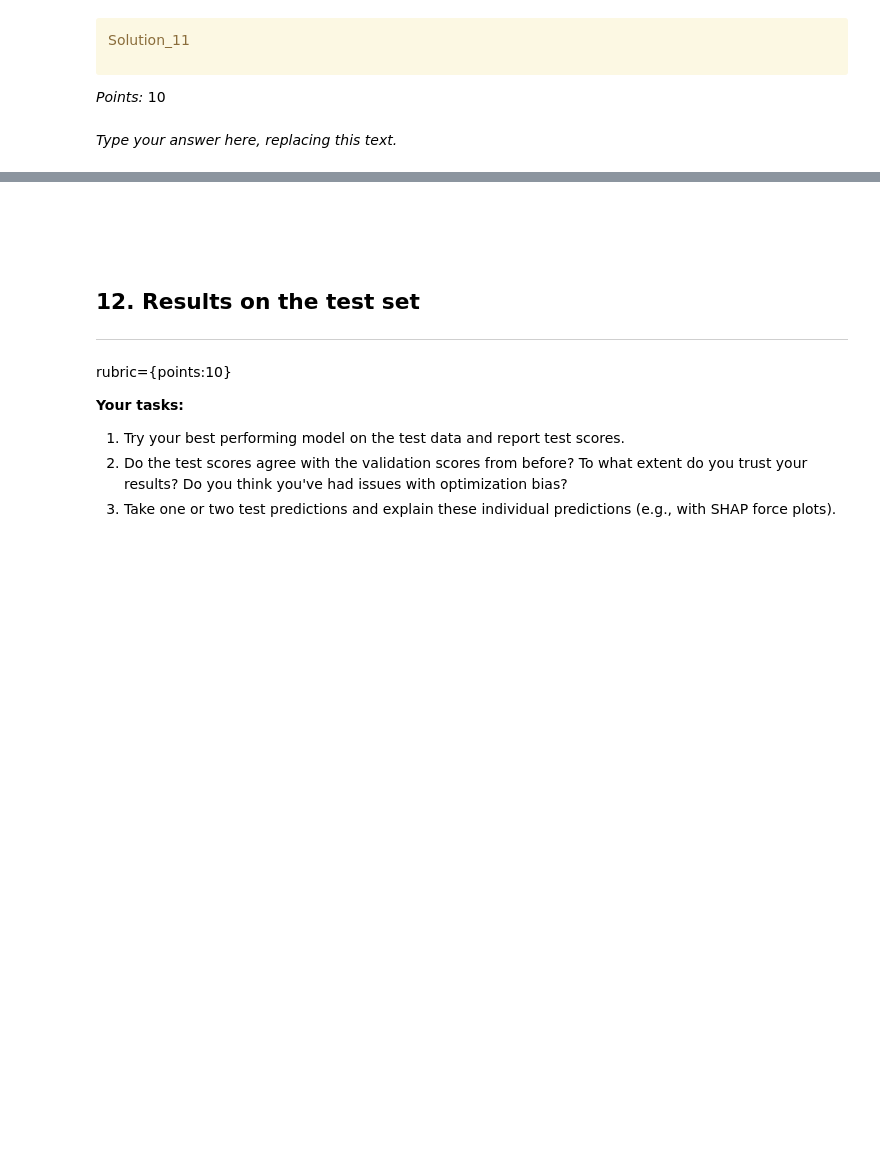
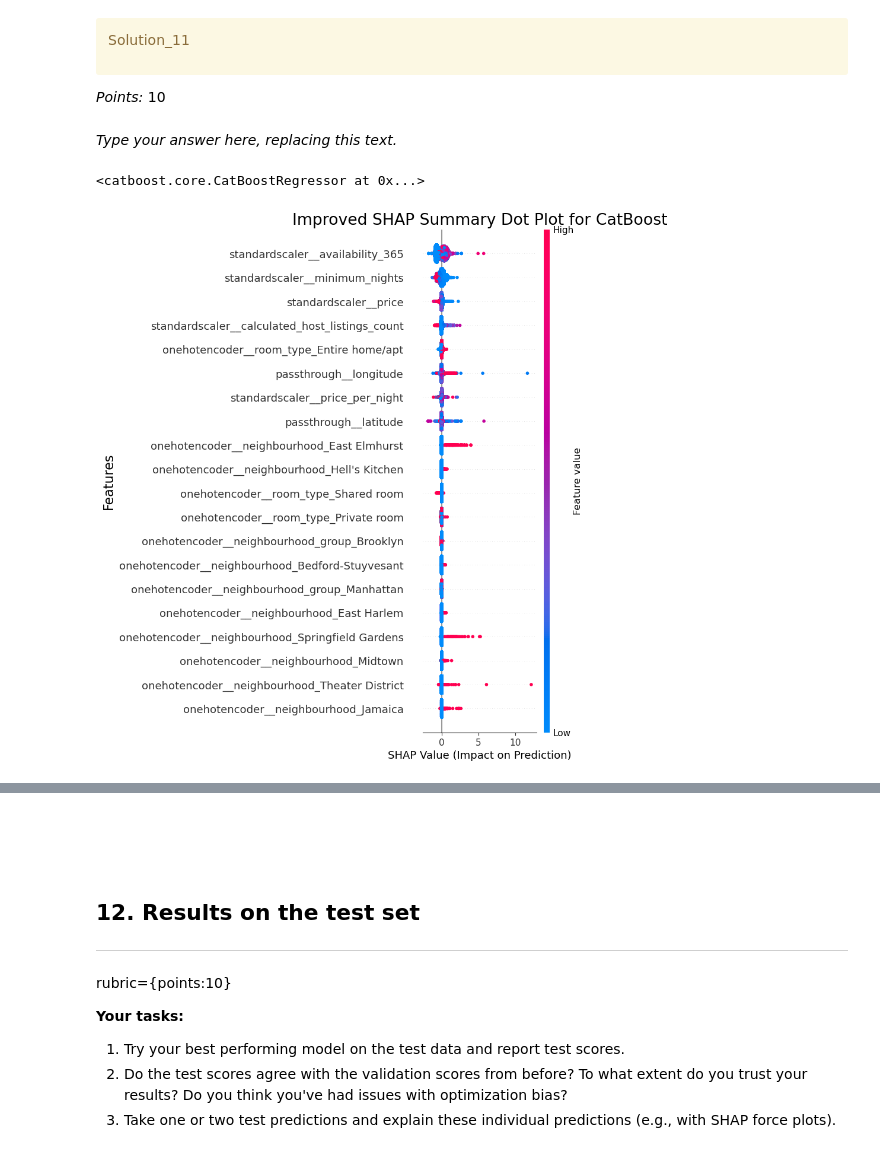
Before and after one commit to andycn3/Machine_Learning_Regression, a Jupyter notebook: hw5.ipynb, the cells around one changed output, grey strips where cells are left out. Drawn from its saved outputs; the diff is of its cells as text; code cells hidden in the pictures; blank space fills up the shorter version.

```diff
--- a/hw5.ipynb
+++ b/hw5.ipynb
@@ -823,0 +1010,39 @@ _Type your answer here, replacing this text._
+# %%
+pipeline_cb_shap = Pipeline([
+    ('preprocessor', preprocessor),
+    ('cb', CatBoostRegressor(
+        iterations=300,
+        depth=7,
+        learning_rate=0.2,
+        l2_leaf_reg = 1.0,
+        random_state=123,
+        verbose=0
+    ))
+])
+
+feature_names = pipeline_cb_shap.named_steps['preprocessor'].get_feature_names_out()
+
+X_train_enc = pd.DataFrame(
+    data=preprocessor.transform(X_train).toarray(),  # Ensure transformation is an array
+    columns=feature_names,
+    index=X_train.index,
+)
+# %%
+model_cb = pipeline_cb_shap.named_steps["cb"]
+model_cb.fit(X_train_enc, y_train)
+# %% [output]
+<catboost.core.CatBoostRegressor at 0x...>
+# %%
+import shap
+
+explainer = shap.Explainer(model_cb)
+train_shap_values = explainer(X_train_enc)
+# %%
+plt.figure(figsize=(10, 10))
+shap.summary_plot(train_shap_values, X_train_enc, show=False)
+plt.title("Improved SHAP Summary Dot Plot for CatBoost")
+plt.xlabel("SHAP Value (Impact on Prediction)")
+plt.ylabel("Features")
+plt.show()
+# %% [output]
+[figure, added]
```
Also changed, not shown: parts of 77 cells of this notebook.
